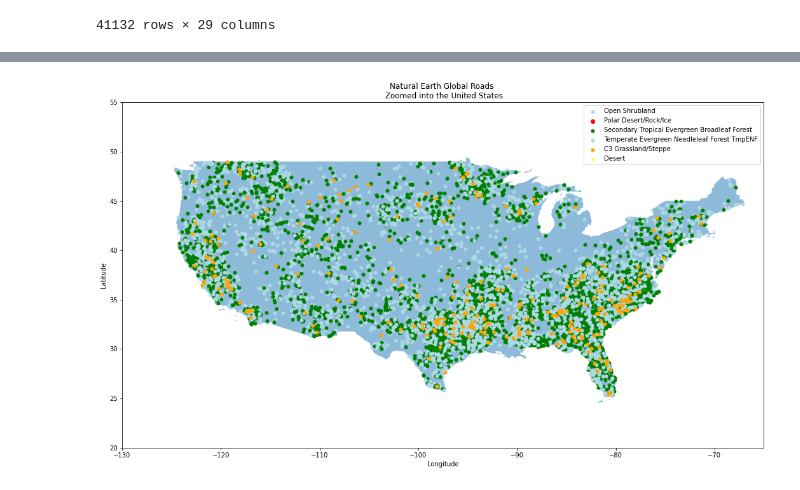
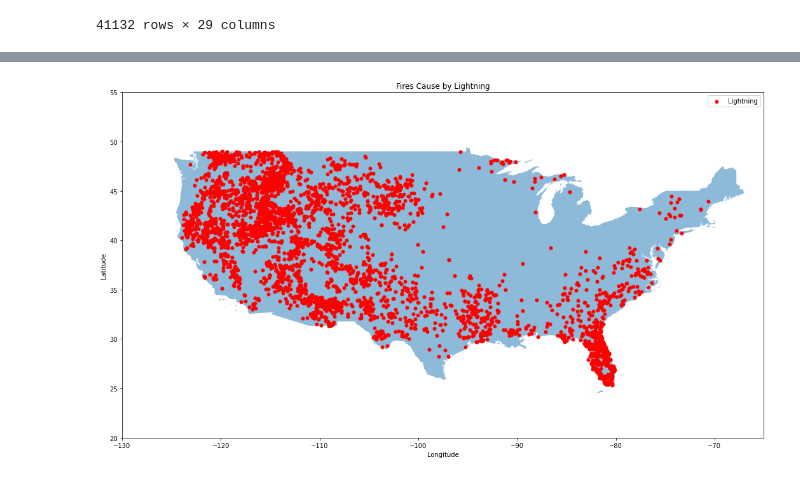
Before and after one commit to ConnorCallahan01/CSCI183FinalProject, a Jupyter notebook: FinalProject.ipynb, the cells around one changed output, grey strips where cells are left out. Saved outputs shown, nothing was run; the diff lists cells and outputs as text; code cells hidden in the pictures.

```diff
--- a/FinalProject.ipynb
+++ b/FinalProject.ipynb
@@ -508,3 +449,19 @@ usa_map = gpd.read_file('cb_2018_us_nation_5m.shp')
 aoi_bounds = usa_map.geometry.total_bounds
 aoi_bounds
 xmin, ymin, xmax, ymax = aoi_bounds
+# %%
+def findLonLat(df, column):
+    x = []
+    y = []
+    for id in df.index:
+        if df.iloc[id]['state'] == column:
+            if df.iloc[id]['Temp_cont'] != 0 and df.iloc[id]['Wind_cont'] != 0:
+                x.append(df.iloc[id]['longitude'])
+                y.append(df.iloc[id]['latitude'])
+
+    return x, y
+
+state_list = []
+for value in fire_df['state']:
+    if value not in state_list:
+        state_list.append(value)
@@ -513,7 +501,7 @@ def findLonLat(df, column):
     x = []
     y = []
     for id in df.index:
-        if df.iloc[id][column] == 1:
+        if df.iloc[id][column] == 'Lightning':
             if df.iloc[id]['Temp_cont'] != 0 and df.iloc[id]['Wind_cont'] != 0:
                 x.append(df.iloc[id]['longitude'])
                 y.append(df.iloc[id]['latitude'])
@@ -522,40 +510,24 @@ def findLonLat(df, column):
 # %%
 # Plot the data with a modified spatial extent
 fig, ax = plt.subplots(figsize = (20,10))
 
 xlim = ([-130, -65])
 ylim = ([20,  55])
 
 ax.set_xlim(xlim)
 ax.set_ylim(ylim)
 
 usa_map.plot(alpha = .5, ax = ax)
 
-x, y = findLonLat(fire_df, 'Open Shrubland')
-plt.scatter(x, y, c='lightblue',s=25, label='Open Shrubland')
+x, y = findLonLat(fire_df, 'stat_cause_descr')
+plt.scatter(x, y, c='red', s=25, label='Lightning')
 
-x, y = findXY(fire_df, ' Polar Desert/Rock/Ice')
-plt.scatter(x, y, c='red', label='Polar Desert/Rock/Ice')
-
-x, y = findLonLat(fire_df, 'Secondary Tropical Evergreen Broadleaf Forest')
-plt.scatter(x, y, c='green',s=25, label='Secondary Tropical Evergreen Broadleaf Forest')
-
-x, y = findLonLat(fire_df, 'Temperate Evergreen Needleleaf Forest TmpENF')
-plt.scatter(x, y, c='lightblue',s=25, label='Temperate Evergreen Needleleaf Forest TmpENF')
-
-x, y = findLonLat(fire_df, 'C3 Grassland/Steppe')
-plt.scatter(x, y, c='orange',s=25, label='C3 Grassland/Steppe')
-
-x, y = findLonLat(fire_df, 'state')
-plt.scatter(x, y, c='yellow', s=10, label='Desert')
 
 plt.legend()
 
-
-
-ax.set(title='Natural Earth Global Roads \n Zoomed into the United States')
+ax.set(title='Fires Cause by Lightning')
 plt.xlabel('Longitude')
 plt.ylabel('Latitude')
 plt.show()
 # %% [output]
-[figure, old version]
+[figure, new version]
```
Also changed, not shown: parts of 6 cells of this notebook.
